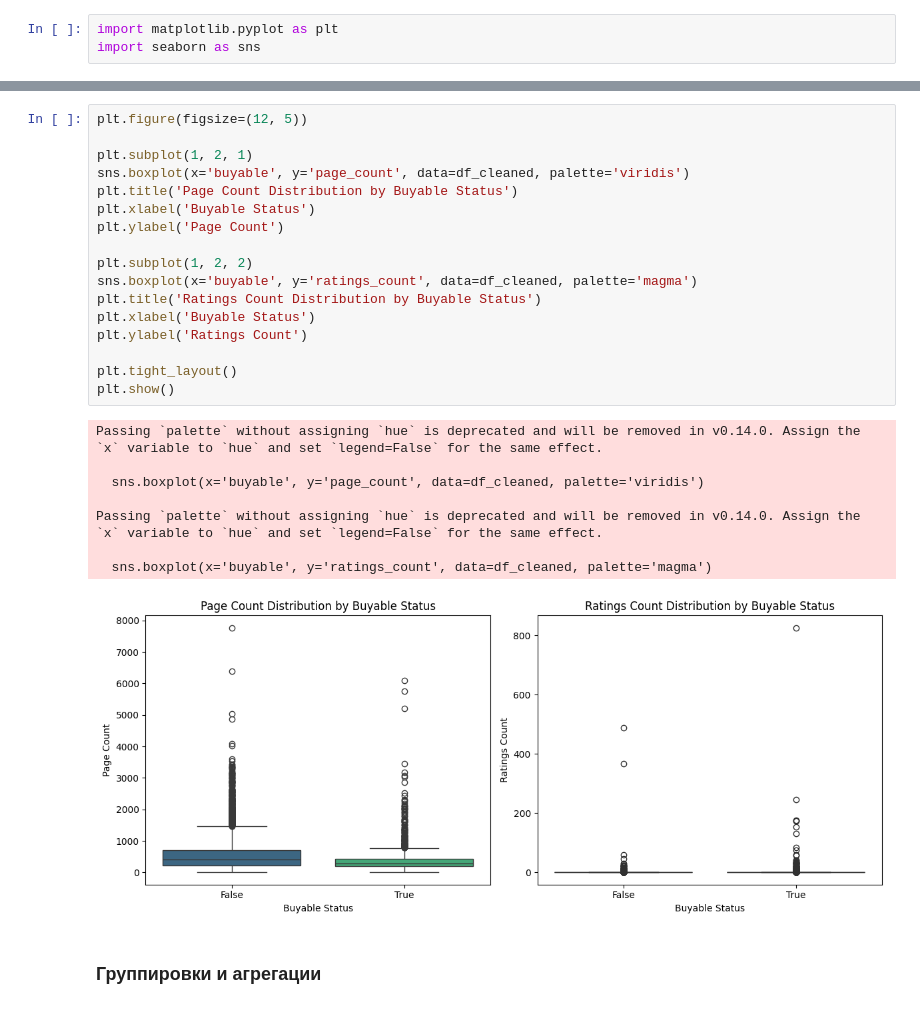
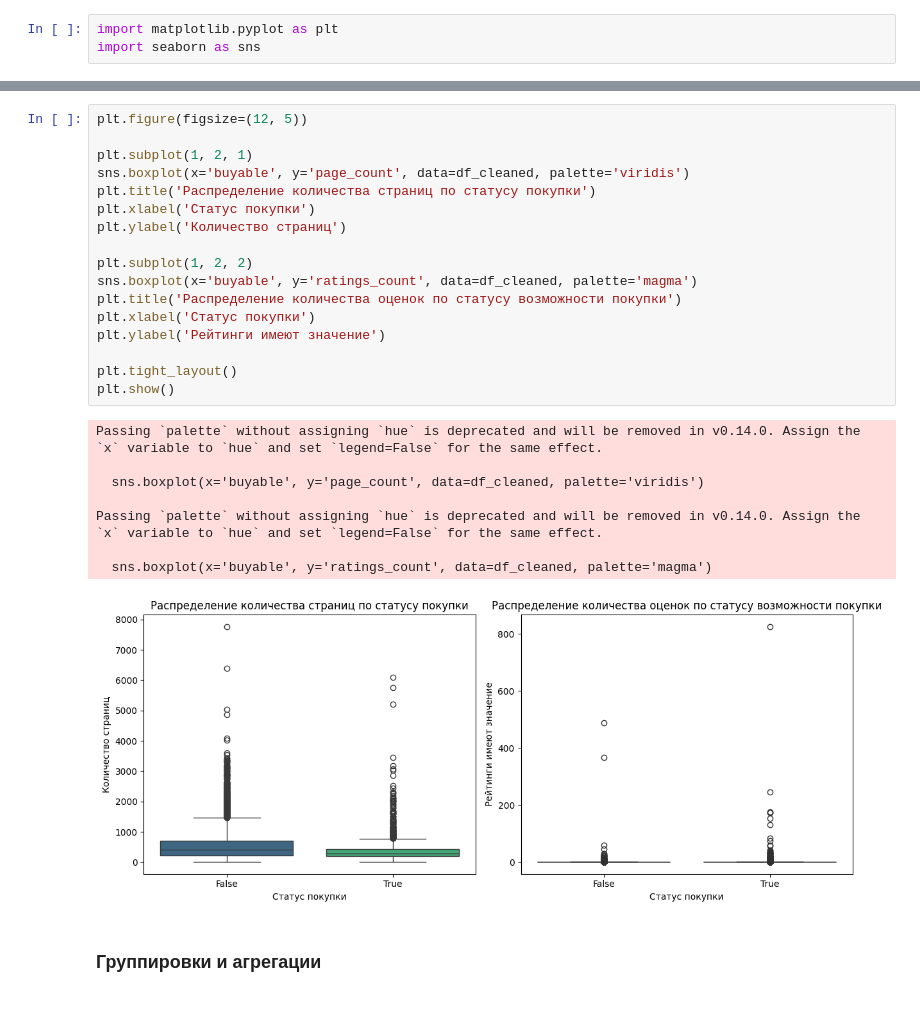
Before and after one commit to Babayka26/-, a Jupyter notebook: Untitled0.ipynb, the cells around one changed output, grey strips where cells are left out. Cells and saved outputs as stored; diff of their text form.

```diff
--- a/Untitled0.ipynb
+++ b/Untitled0.ipynb
@@ -305,29 +309,29 @@ Bar charts for top 10 categories and top 10 languages generated.
 # %%
 plt.figure(figsize=(12, 5))
 
 plt.subplot(1, 2, 1)
 sns.boxplot(x='buyable', y='page_count', data=df_cleaned, palette='viridis')
-plt.title('Page Count Distribution by Buyable Status')
-plt.xlabel('Buyable Status')
-plt.ylabel('Page Count')
+plt.title('Распределение количества страниц по статусу покупки')
+plt.xlabel('Статус покупки')
+plt.ylabel('Количество страниц')
 
 plt.subplot(1, 2, 2)
 sns.boxplot(x='buyable', y='ratings_count', data=df_cleaned, palette='magma')
-plt.title('Ratings Count Distribution by Buyable Status')
-plt.xlabel('Buyable Status')
-plt.ylabel('Ratings Count')
+plt.title('Распределение количества оценок по статусу возможности покупки')
+plt.xlabel('Статус покупки')
+plt.ylabel('Рейтинги имеют значение')
 
 plt.tight_layout()
 plt.show()
 # %% [output]
 Passing `palette` without assigning `hue` is deprecated and will be removed in v0.14.0. Assign the `x` variable to `hue` and set `legend=False` for the same effect.
 
   sns.boxplot(x='buyable', y='page_count', data=df_cleaned, palette='viridis')
 
 Passing `palette` without assigning `hue` is deprecated and will be removed in v0.14.0. Assign the `x` variable to `hue` and set `legend=False` for the same effect.
 
   sns.boxplot(x='buyable', y='ratings_count', data=df_cleaned, palette='magma')
-[figure, old version]
+[figure, new version]
 # %% [markdown]
 ### Группировки и агрегации
 # %%
```
Also changed, not shown: parts of 9 cells of this notebook.
